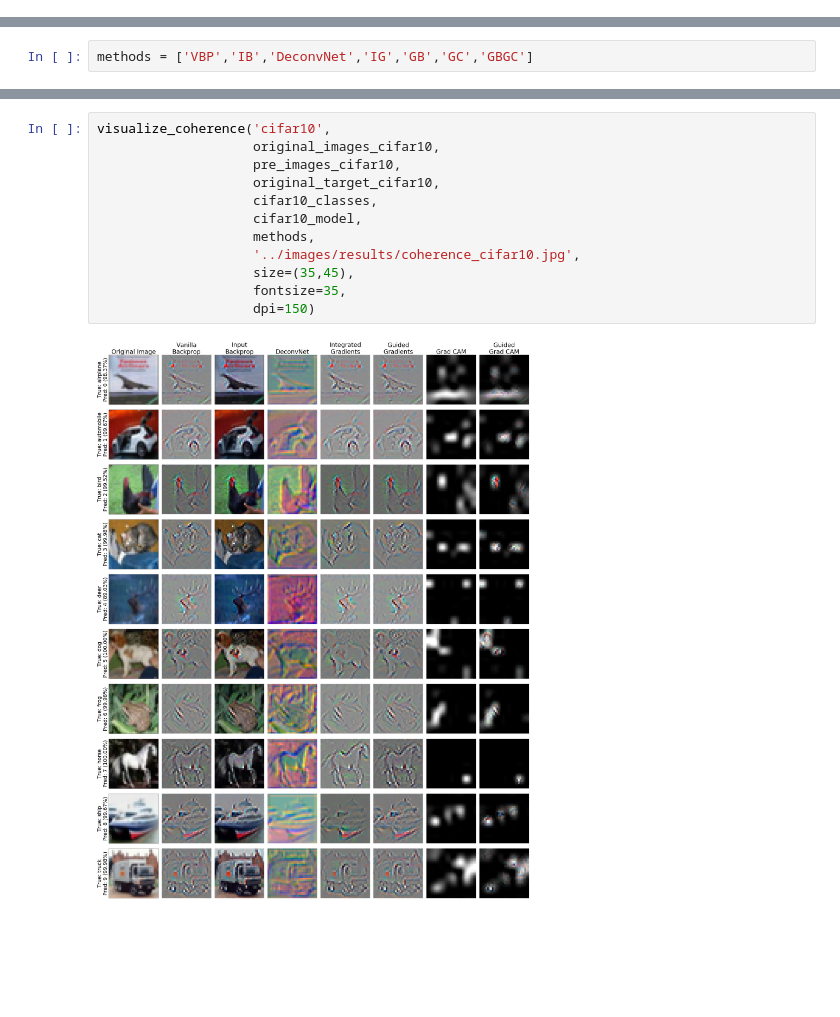
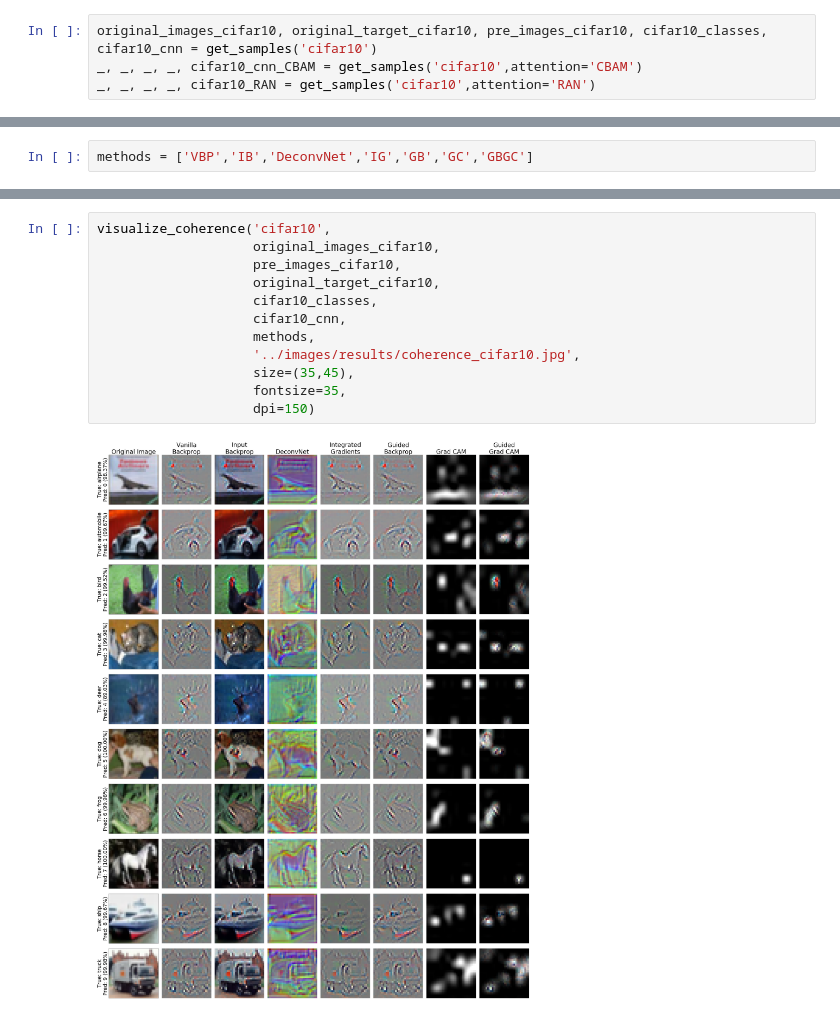
Before and after one commit to TooTouch/WhiteBox-Part1, a Jupyter notebook: notebook/[Evaluation] - Coherence.ipynb, the cells around one changed output, grey strips where cells are left out. Drawn from its saved outputs; the diff is of its cells as text; blank space fills up the shorter version.

```diff
--- a/notebook/[Evaluation] - Coherence.ipynb
+++ b/notebook/[Evaluation] - Coherence.ipynb
@@ -26,0 +28,4 @@ Model Complete
+# %%
+original_images_cifar10, original_target_cifar10, pre_images_cifar10, cifar10_classes, cifar10_cnn = get_samples('cifar10')
+_, _, _, _, cifar10_cnn_CBAM = get_samples('cifar10',attention='CBAM')
+_, _, _, _, cifar10_RAN = get_samples('cifar10',attention='RAN')
@@ -45,14 +79,14 @@ visualize_coherence('mnist',
 # %%
 visualize_coherence('cifar10',
                     original_images_cifar10,
                     pre_images_cifar10,
                     original_target_cifar10,
                     cifar10_classes,
-                    cifar10_model,
+                    cifar10_cnn,
                     methods,
                     '../images/results/coherence_cifar10.jpg',
                     size=(35,45),
                     fontsize=35,
                     dpi=150)
 # %% [output]
-[figure, old version]
+[figure, new version]
```
Also changed, not shown: parts of 11 cells of this notebook, 5 other files.
